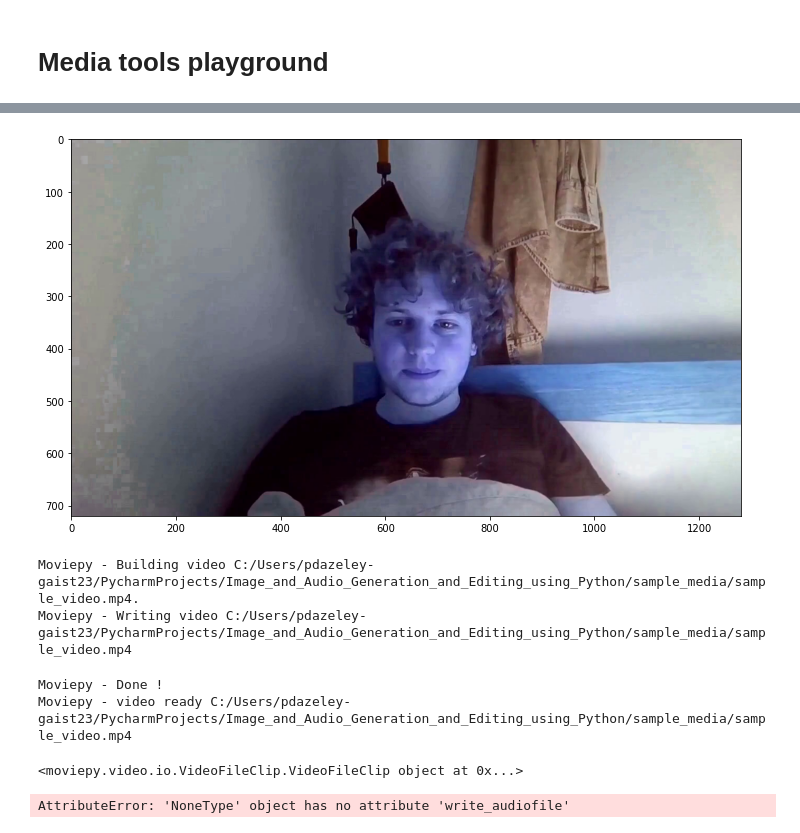
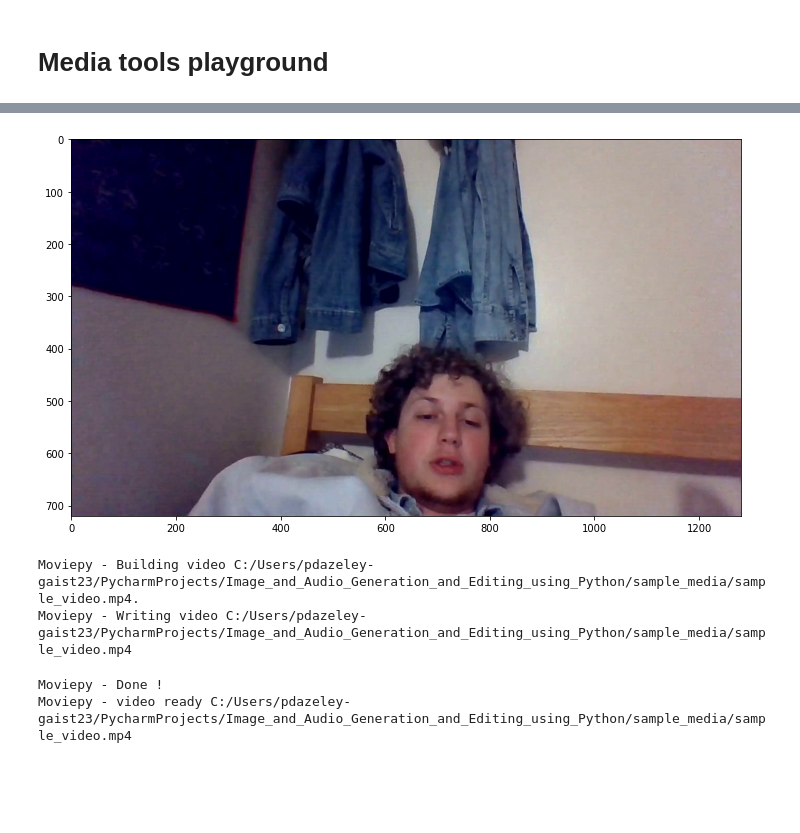
Before and after one commit to phileasdg/Image_and_Audio_Generation_and_Editing_using_Python, a Jupyter notebook: project_documentation/Media_tools_playground.ipynb, the cells around one changed output, grey strips where cells are left out. Drawn from its saved outputs; the diff is of its cells as text; code cells hidden in the pictures; blank space fills up the shorter version.

```diff
--- a/project_documentation/Media_tools_playground.ipynb
+++ b/project_documentation/Media_tools_playground.ipynb
@@ -19,17 +7,0 @@ Moviepy - video ready C:/Users/pdazeley-gaist23/PycharmProjects/Image_and_Audio_
-# %%
-# testing video pipeline with video object [V]
-clip = video_tools.read_video(vid_save_path, video_as_array=False)
-image_tools.show_image(clip.get_frame(1), BGR=True)
-video_tools.save_video(clip, vid_save_path, video_is_image_array=False)
-# %% [output]
-[figure, removed]
-Moviepy - Building video C:/Users/pdazeley-gaist23/PycharmProjects/Image_and_Audio_Generation_and_Editing_using_Python/sample_media/sample_video.mp4.
-Moviepy - Writing video C:/Users/pdazeley-gaist23/PycharmProjects/Image_and_Audio_Generation_and_Editing_using_Python/sample_media/sample_video.mp4
-Moviepy - Done !
-Moviepy - video ready C:/Users/pdazeley-gaist23/PycharmProjects/Image_and_Audio_Generation_and_Editing_using_Python/sample_media/sample_video.mp4
-# %%
-# getting audio from a video file
-video_tools.save_audio_from_video(str(sample_media+"sample_video.mp4"), str(sample_media+"example_audio_from_video.wav"))
-# %% [output]
-<moviepy.video.io.VideoFileClip.VideoFileClip object at 0x...>
-AttributeError: 'NoneType' object has no attribute 'write_audiofile'
@@ -50,0 +8,9 @@ video_tools.save_video(video=video_array, path=vid_save_path_2, video_is_image_a
+# %%
+vid_path = sample_media+"sample_video.mp4"
+vid_save_path = sample_media+"sample_video.mp4"
+# %% [output]
+[figure, added]
+Moviepy - Building video C:/Users/pdazeley-gaist23/PycharmProjects/Image_and_Audio_Generation_and_Editing_using_Python/sample_media/sample_video.mp4.
+Moviepy - Writing video C:/Users/pdazeley-gaist23/PycharmProjects/Image_and_Audio_Generation_and_Editing_using_Python/sample_media/sample_video.mp4
+Moviepy - Done !
+Moviepy - video ready C:/Users/pdazeley-gaist23/PycharmProjects/Image_and_Audio_Generation_and_Editing_using_Python/sample_media/sample_video.mp4
```
Also changed, not shown: parts of 3 cells of this notebook, 11 other files.
